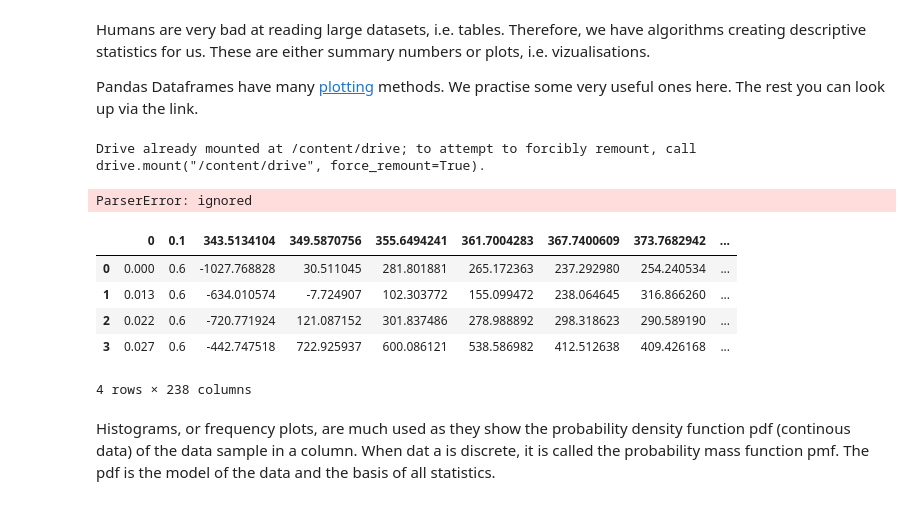
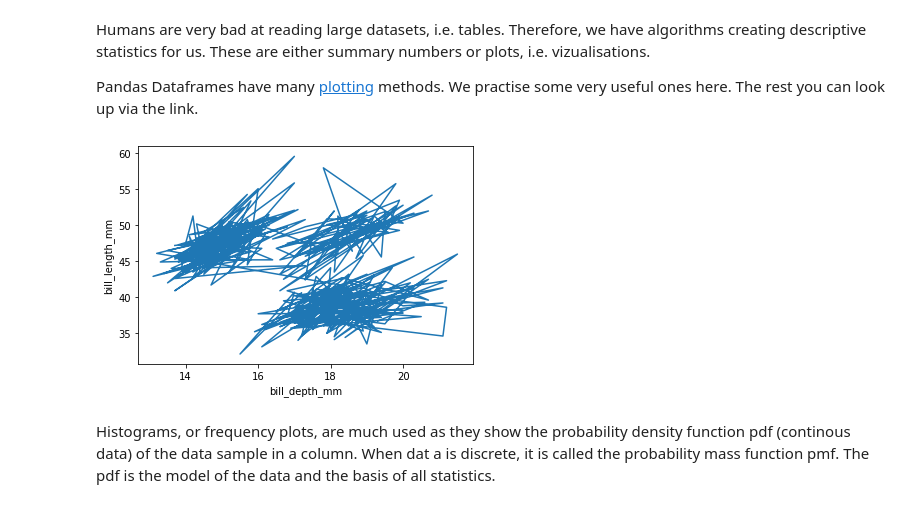
Before and after one commit to studerlukas/Studer-Lukas, a Jupyter notebook: 04_Dataframes_Stats_Plotting.ipynb, the cells around one changed output. Drawn from its saved outputs; the diff is of its cells as text; code cells hidden in the pictures.

````diff
--- a/04_Dataframes_Stats_Plotting.ipynb
+++ b/04_Dataframes_Stats_Plotting.ipynb
@@ -77,3 +78,7 @@ ax.hist(y_val, bins=np.arange(-1,1.5,0.5));
 2. Display the first 3 lines using the ```head()``` function.
 3. Rembering that you can extract a given column from the table using ```my_dataframe['column_name']```, try to plot the ```bill_depth_mm```as as function of ```bill_length_mm``` using the ```plot``` function. Does it work ? Did you pass a Numpy array to the plotting function ?
 4. Change the line/marker type so that you obtain a scatter plot, i.e. only single dots without a line
+# %%
+import pandas as pd
+df = pd.read_csv('https://raw.githubusercontent.com/allisonhorst/palmerpenguins/master/inst/extdata/penguins.csv', delimiter=',')
+df.head(3)
@@ -83,29 +93,16 @@ ax.hist(y_val, bins=np.arange(-1,1.5,0.5));
 Humans are very bad at reading large datasets, i.e. tables. Therefore, we have algorithms creating descriptive statistics for us. These are either summary numbers or plots, i.e. vizualisations.
 
 Pandas Dataframes have many [plotting](https://pandas.pydata.org/docs/reference/frame.html#plotting) methods. We practise some very useful ones here. The rest you can look up via the link.
-# %%
-# Mount the google drive
-from google.colab import drive
-drive.mount('/content/drive')
-path = '/content/drive/MyDrive/DSF/P3HT_Abs_data_Teaching.txt' #Data-CCD/4ms_10 av_30 s_Absorbance_10-32-04-868.txt'
-# %% [output]
-Drive already mounted at /content/drive; to attempt to forcibly remount, call drive.mount("/content/drive", force_remount=True).
-# %%
-# Read the MCR data into a dataframe
-import pandas as pd
-df = pd.read_csv(path, delimiter='\t',header=0)
-df.info()
-# %% [output]
-ParserError: ignored
-# %%
-df.head(4)
-# %% [output]
-|  | 0 | 0.1 | 343.5134104 | 349.5870756 | 355.6494241 | 361.7004283 | 367.7400609 | 373.7682942 | ... |
-| 0 | 0.000 | 0.6 | -1027.768828 | 30.511045 | 281.801881 | 265.172363 | 237.292980 | 254.240534 | ... |
-| 1 | 0.013 | 0.6 | -634.010574 | -7.724907 | 102.303772 | 155.099472 | 238.064645 | 316.866260 | ... |
-| 2 | 0.022 | 0.6 | -720.771924 | 121.087152 | 301.837486 | 278.988892 | 298.318623 | 290.589190 | ... |
-| 3 | 0.027 | 0.6 | -442.747518 | 722.925937 | 600.086121 | 538.586982 | 412.512638 | 409.426168 | ... |
-4 rows × 238 columns
+# %%
+x_values = df['bill_depth_mm']
+y_values = df['bill_length_mm']
+fig, ax = plt.subplots()
+ax.plot(x_values, y_values);
+plt.ylabel('bill_length_mm')
+plt.xlabel('bill_depth_mm')
+plt.show()
+# %% [output]
+[figure, added]
 # %% [markdown]
 Histograms, or frequency plots, are much used as they show the probability density function pdf (continous data) of the data sample in a column. When dat a is discrete, it is called the probability mass function pmf. The pdf is the model of the data and the basis of all statistics.
 # %%
````
Also changed, not shown: parts of 7 cells of this notebook.
